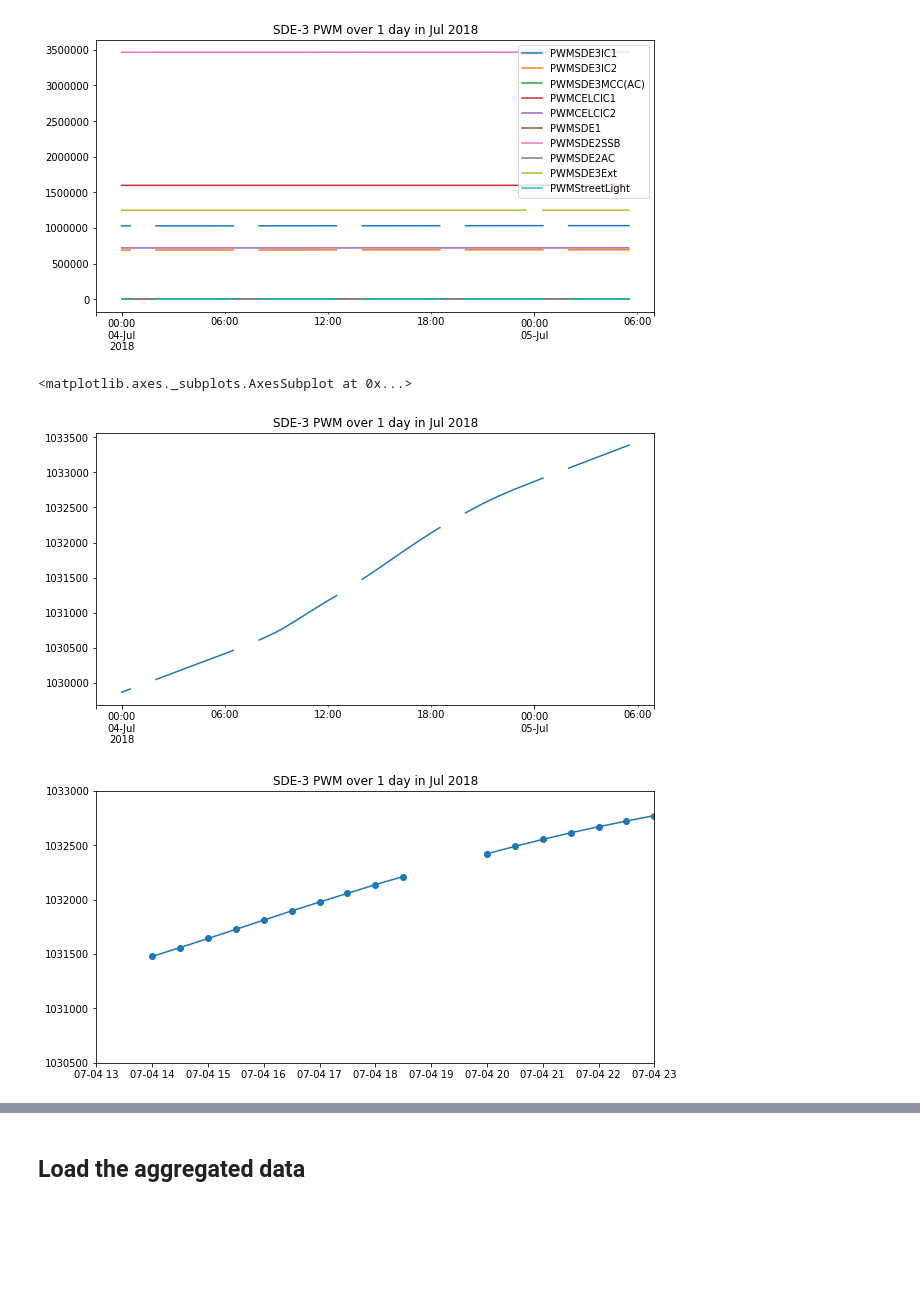
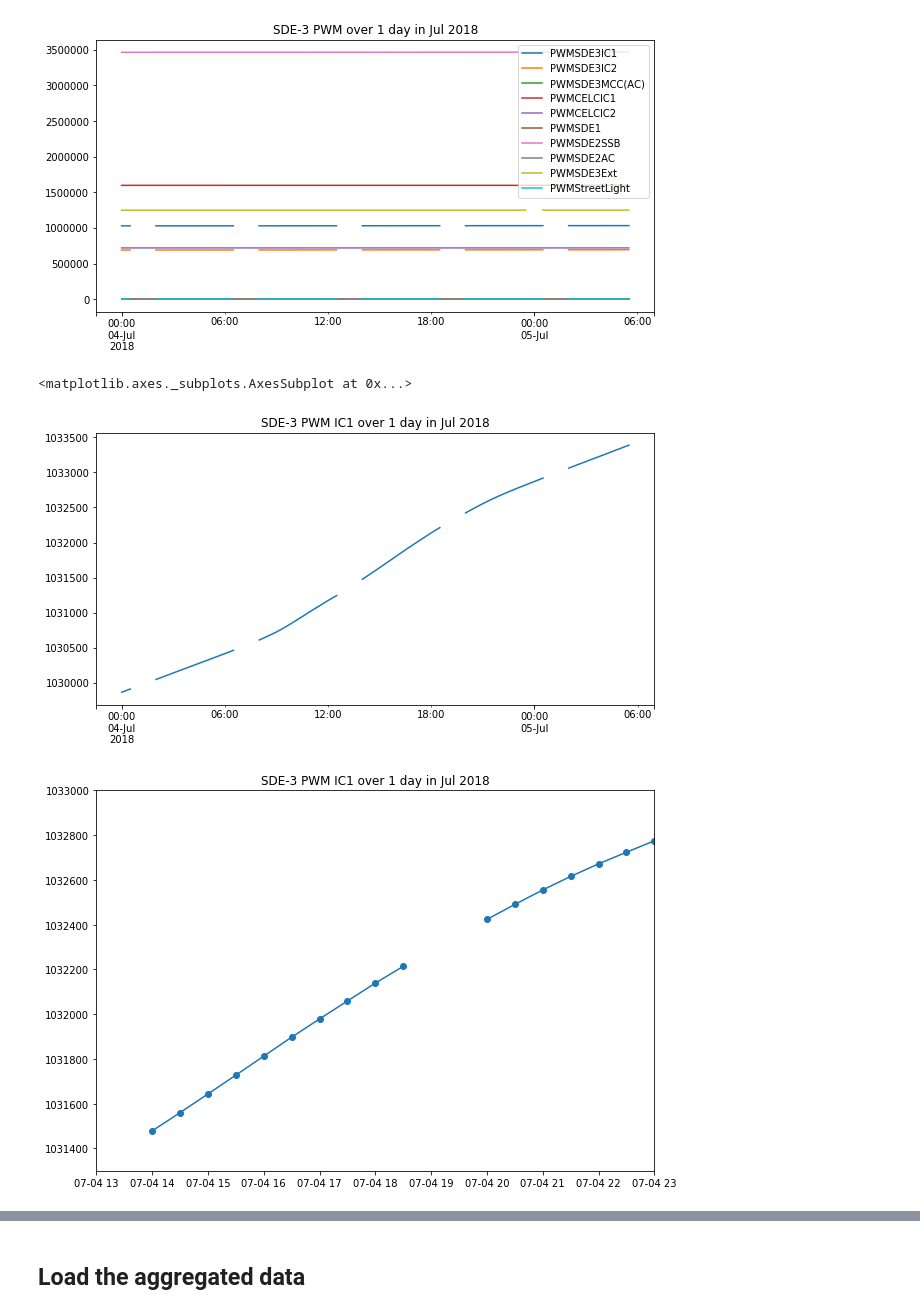
Before and after one commit to tkokkeng/KE5105-Time-Series-Forecasting, a Jupyter notebook: exploration/etl4.ipynb, the cells around one changed output, grey strips where cells are left out. Cells and saved outputs as stored; diff of their text form; code cells hidden in the pictures; blank space fills up the shorter version.

```diff
--- a/exploration/etl4.ipynb
+++ b/exploration/etl4.ipynb
@@ -139,18 +138,19 @@ sde3_df_list[0][1].loc['2018-07-04 00H':'2018-07-05 05H', sde3_PWM_columns].plot
 <matplotlib.axes._subplots.AxesSubplot at 0x...>
 [figure]
 # %%
-sde3_df_list[0][1].loc['2018-07-04 00H':'2018-07-05 05H', 'PWMSDE3IC1'].plot(figsize=(10, 5), title='SDE-3 PWM over 1 day in Jul 2018')
+sde3_df_list[0][1].loc['2018-07-04 00H':'2018-07-05 05H', 'PWMSDE3IC1'].plot(figsize=(10, 5), title='SDE-3 PWM IC1 over 1 day in Jul 2018')
 # %% [output]
 <matplotlib.axes._subplots.AxesSubplot at 0x...>
-[figure, old version]
+[figure, new version]
 # %%
-plt.figure(figsize=(10, 5))
+plt.figure(figsize=(10, 7))
 plt.scatter(sde3_df_list[0][1].loc['2018-07-04 13H':'2018-07-04 23H', 'PWMSDE3IC1'].index,
             sde3_df_list[0][1].loc['2018-07-04 13H':'2018-07-04 23H', 'PWMSDE3IC1'].values)
 plt.plot(sde3_df_list[0][1].loc['2018-07-04 13H':'2018-07-04 23H', 'PWMSDE3IC1'])
 plt.axis(['2018-07-04 13H', '2018-07-04 23H', 1030500, 1033000])
-plt.title('SDE-3 PWM over 1 day in Jul 2018')
+plt.ylim((1031300, 1033000))
+plt.title('SDE-3 PWM IC1 over 1 day in Jul 2018')
 plt.show()
 # %% [output]
-[figure, old version]
+[figure, new version]
 # %% [markdown]
```
Also changed, not shown: parts of 23 cells of this notebook.
